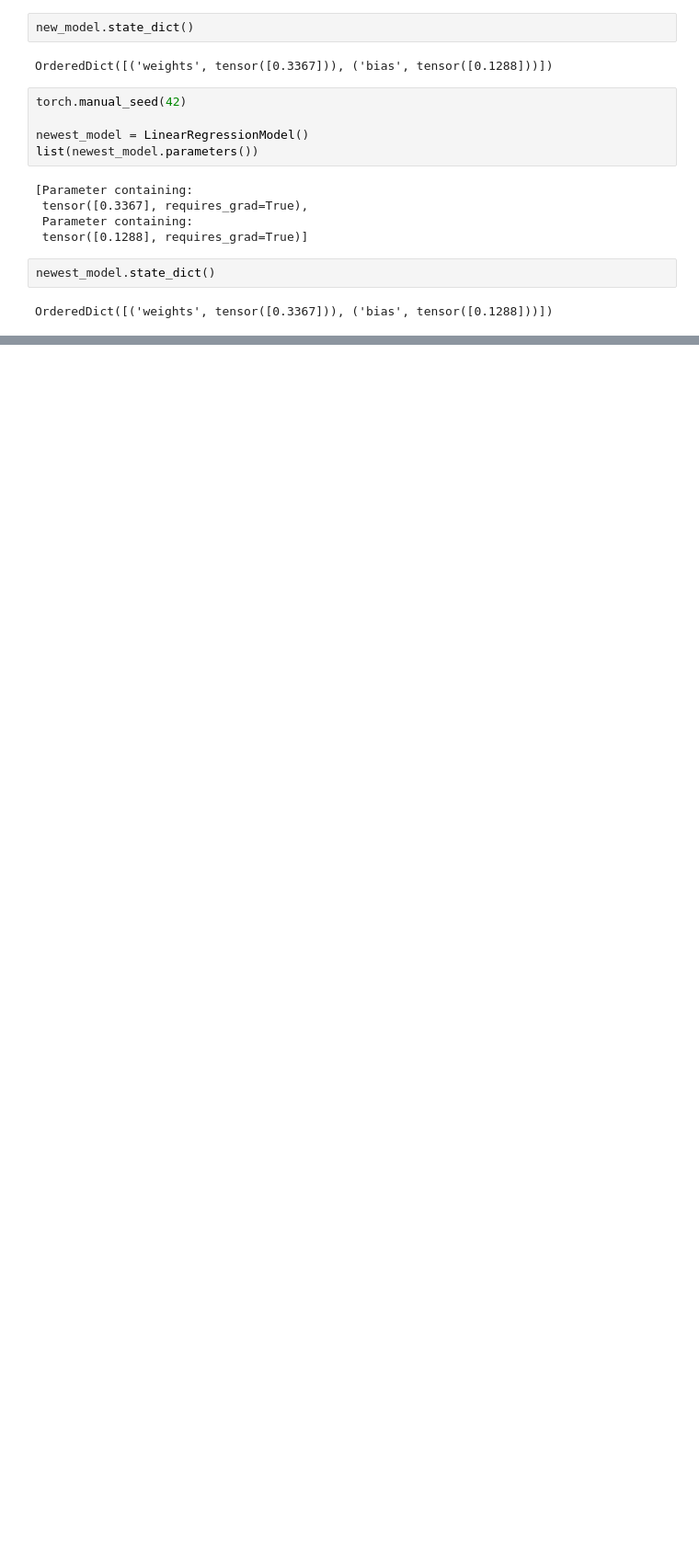
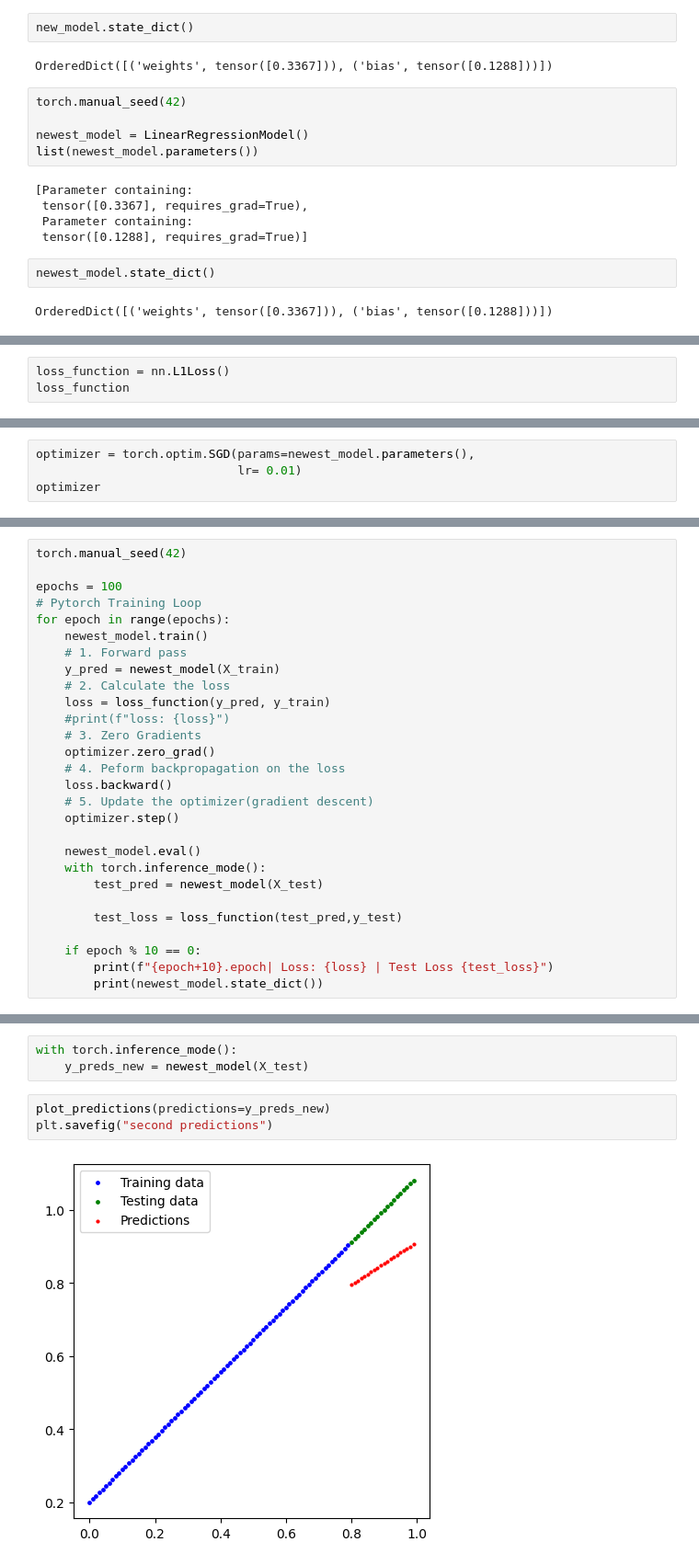
Before and after one commit to goksuturac/Computer_Vision, a Jupyter notebook: 01_pytorch_workflow.ipynb, the cells around one changed output, grey strips where cells are left out. Shown at 92% size. Cells and saved outputs as stored; diff of their text form; blank space fills up the shorter version.

```diff
--- a/01_pytorch_workflow.ipynb
+++ b/01_pytorch_workflow.ipynb
@@ -139,0 +270,3 @@ OrderedDict([('weights', tensor([0.3367])), ('bias', tensor([0.1288]))])
+# %%
+loss_function = nn.L1Loss()
+loss_function
@@ -139,0 +275,4 @@ OrderedDict([('weights', tensor([0.3367])), ('bias', tensor([0.1288]))])
+# %%
+optimizer = torch.optim.SGD(params=newest_model.parameters(),
+                            lr= 0.01)
+optimizer
@@ -139,0 +308,28 @@ OrderedDict([('weights', tensor([0.3367])), ('bias', tensor([0.1288]))])
+# %%
+torch.manual_seed(42)
+
+epochs = 100
+# Pytorch Training Loop
+for epoch in range(epochs):
+    newest_model.train()
+    # 1. Forward pass
+    y_pred = newest_model(X_train)
+    # 2. Calculate the loss
+    loss = loss_function(y_pred, y_train)
+    #print(f"loss: {loss}")
+    # 3. Zero Gradients
+    optimizer.zero_grad()
+    # 4. Peform backpropagation on the loss
+    loss.backward()
+    # 5. Update the optimizer(gradient descent)
+    optimizer.step()
+
+    newest_model.eval()
+    with torch.inference_mode():
+        test_pred = newest_model(X_test)
+
+        test_loss = loss_function(test_pred,y_test)
+
+    if epoch % 10 == 0:
+        print(f"{epoch+10}.epoch| Loss: {loss} | Test Loss {test_loss}")
+        print(newest_model.state_dict())
@@ -139,0 +365,8 @@ OrderedDict([('weights', tensor([0.3367])), ('bias', tensor([0.1288]))])
+# %%
+with torch.inference_mode():
+    y_preds_new = newest_model(X_test)
+# %%
+plot_predictions(predictions=y_preds_new)
+plt.savefig("second predictions")
+# %% [output]
+[figure, added]
```
Also changed, not shown: parts of 20 cells of this notebook, 1 other file.
